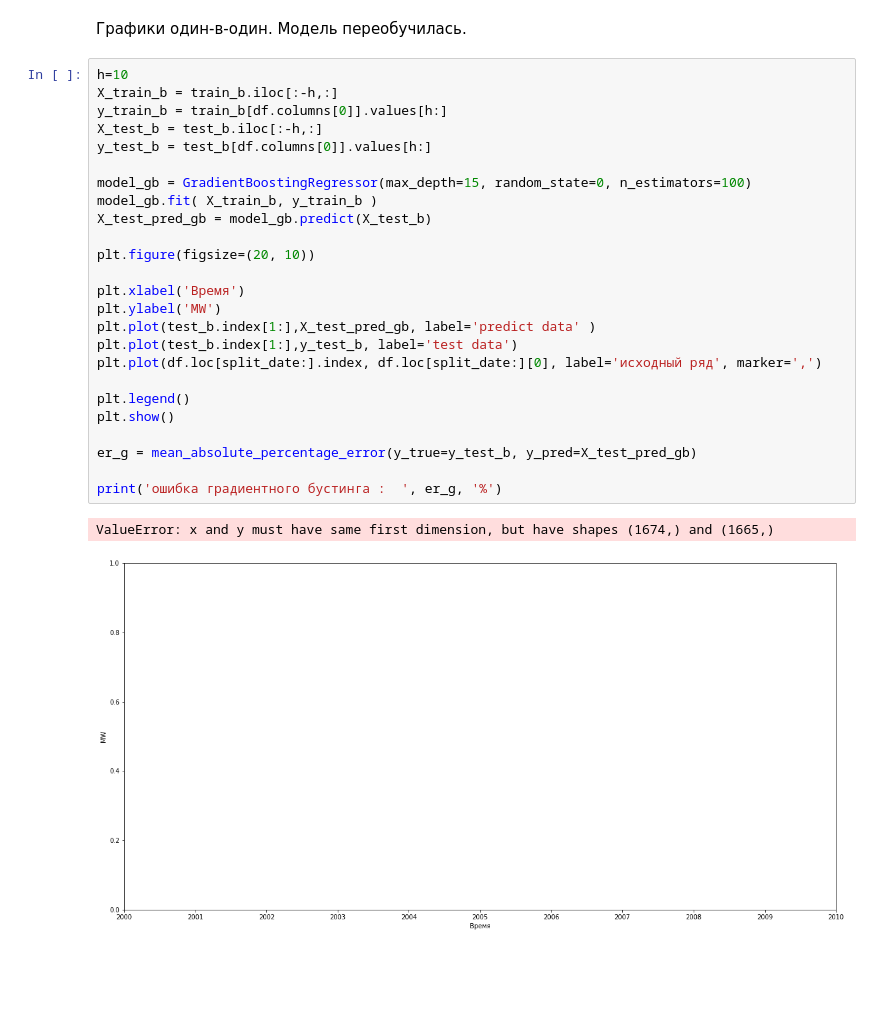
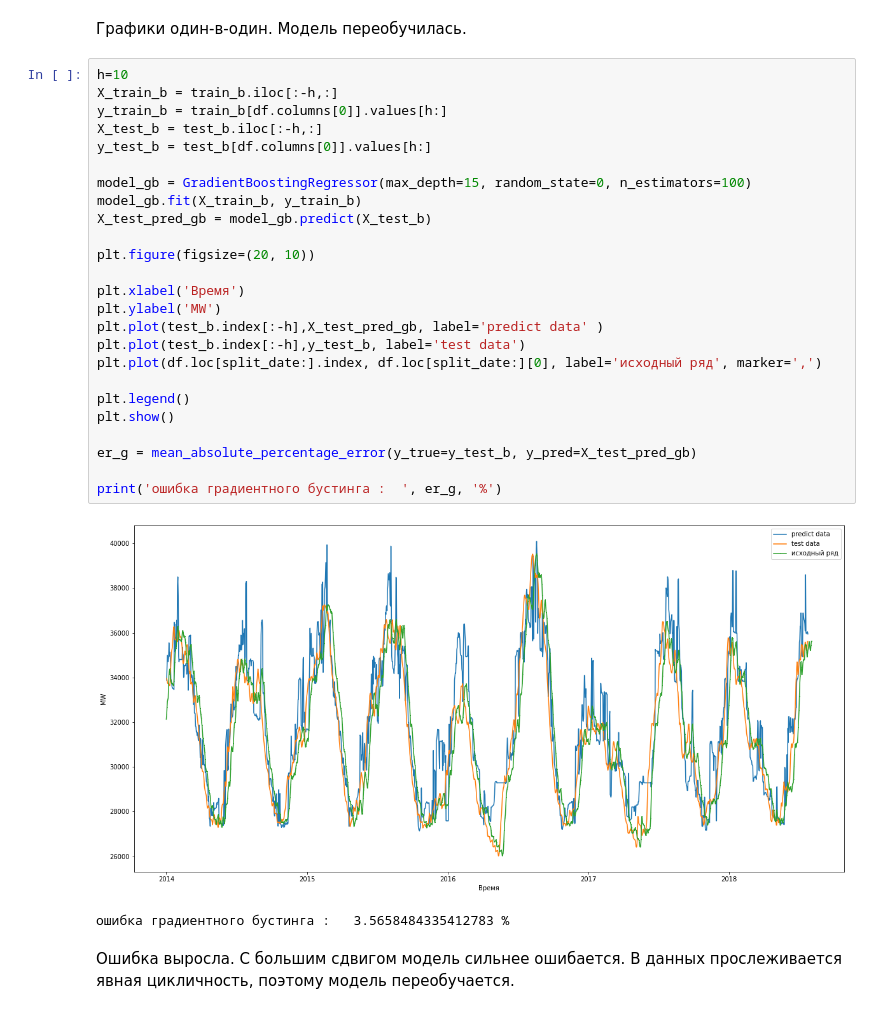
Before and after one commit to pugachdv/Geekbrains, a Jupyter notebook: Машинное обучение в бизнесе_20200513/homework_2.ipynb, the cells around one changed output. Drawn from its saved outputs; the diff is of its cells as text; blank space fills up the shorter version.

```diff
--- a/Машинное обучение в бизнесе_20200513/homework_2.ipynb
+++ b/Машинное обучение в бизнесе_20200513/homework_2.ipynb
@@ -740,28 +740,31 @@ print('ошибка градиентного бустинга :  ', er_g, '%')
 # %%
 h=10
 X_train_b = train_b.iloc[:-h,:]
 y_train_b = train_b[df.columns[0]].values[h:]
 X_test_b = test_b.iloc[:-h,:]
 y_test_b = test_b[df.columns[0]].values[h:]
 
 model_gb = GradientBoostingRegressor(max_depth=15, random_state=0, n_estimators=100)
-model_gb.fit( X_train_b, y_train_b )
+model_gb.fit(X_train_b, y_train_b)
 X_test_pred_gb = model_gb.predict(X_test_b)
 
 plt.figure(figsize=(20, 10))
 
 plt.xlabel('Время')
 plt.ylabel('MW')
-plt.plot(test_b.index[1:],X_test_pred_gb, label='predict data' )
-plt.plot(test_b.index[1:],y_test_b, label='test data')
+plt.plot(test_b.index[:-h],X_test_pred_gb, label='predict data' )
+plt.plot(test_b.index[:-h],y_test_b, label='test data')
 plt.plot(df.loc[split_date:].index, df.loc[split_date:][0], label='исходный ряд', marker=',')
 
 plt.legend()
 plt.show()
 
 er_g = mean_absolute_percentage_error(y_true=y_test_b, y_pred=X_test_pred_gb)
 
 print('ошибка градиентного бустинга :  ', er_g, '%')
 # %% [output]
+[figure, new version]
-ValueError: x and y must have same first dimension, but have shapes (1674,) and (1665,)
+ошибка градиентного бустинга :   3.5658484335412783 %
-[figure, old version]
+# %% [markdown]
+Ошибка выросла. С большим сдвигом модель сильнее ошибается.
+В данных прослеживается явная цикличность, поэтому модель переобучается.
```
Also changed, not shown: parts of 1 cell of this notebook.
